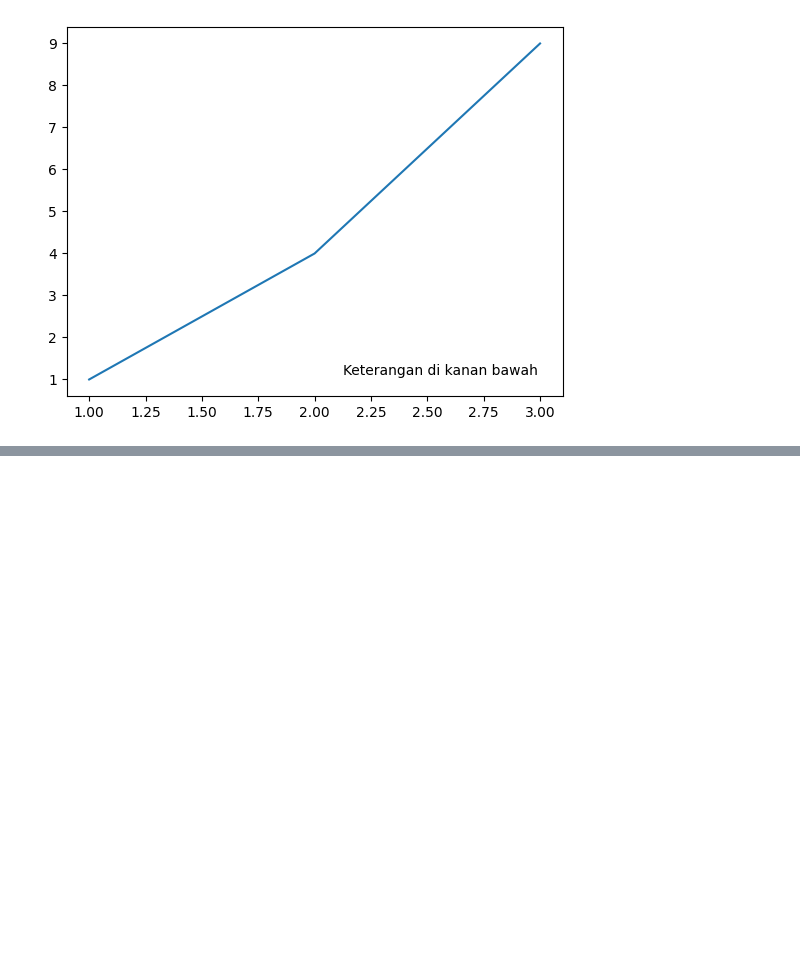
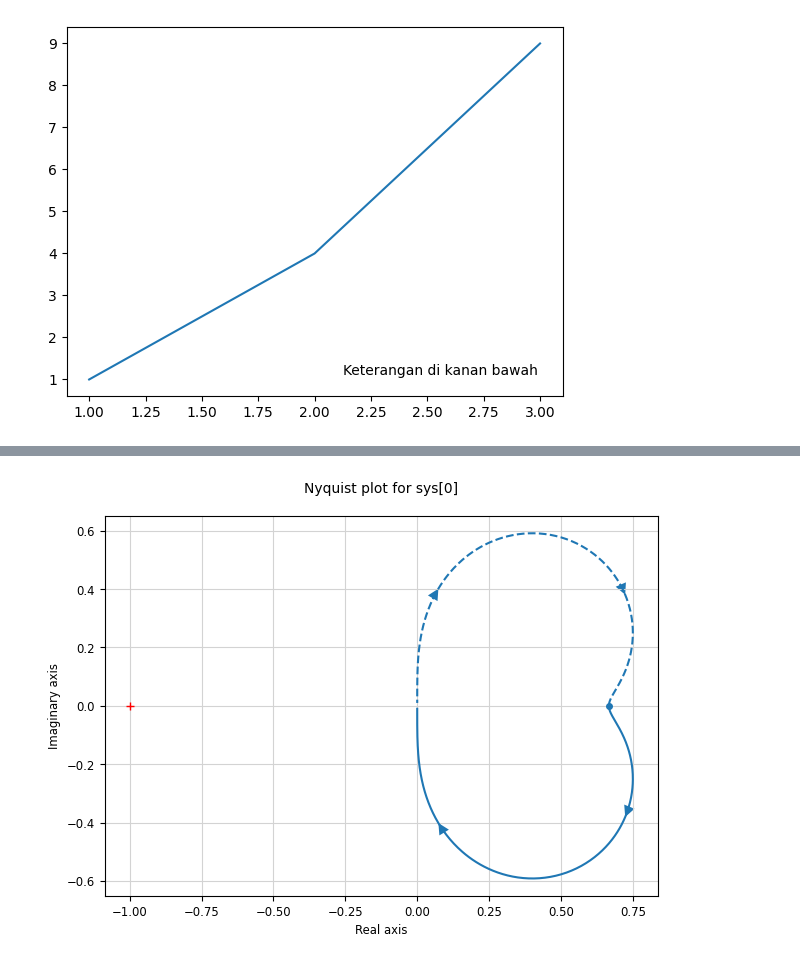
Before and after one commit to Fsyahputra/Sistem-Pengaturan, a Jupyter notebook: Percobaan1.ipynb, the cells around one changed output, grey strips where cells are left out. Cells and saved outputs as stored; diff of their text form; code cells hidden in the pictures; blank space fills up the shorter version.

```diff
--- a/Percobaan1.ipynb
+++ b/Percobaan1.ipynb
@@ -705,0 +786,7 @@ for num, denum, color, eq, (fig, ax), GH_eq in zip(nums, denums, everforest_colo
+# %%
+sys = ct.tf([1,2], [1,2,3])
+fig, ax = plt.subplots()
+
+ct.nyquist_plot(sys)
+# %% [output]
+[figure, added]
```
Also changed, not shown: parts of 9 cells of this notebook, 2 other files.
